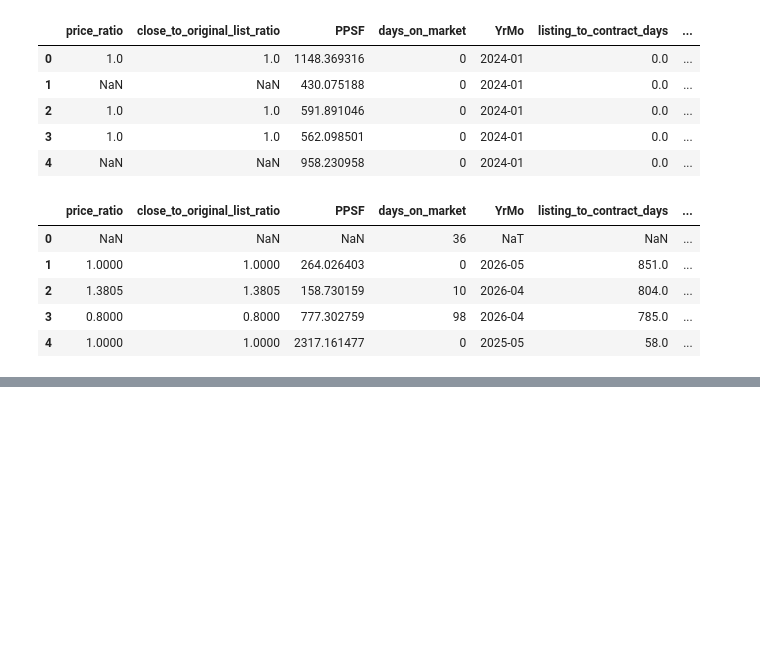
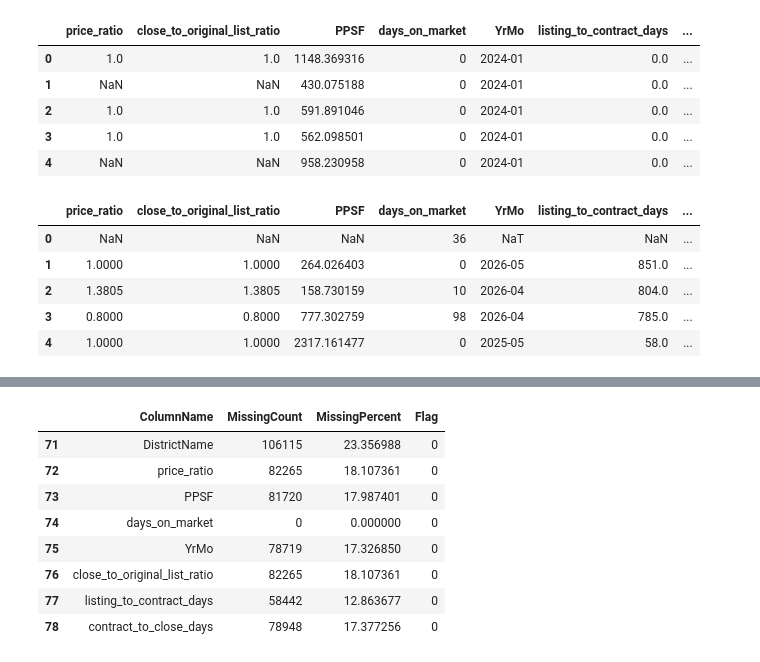
Before and after one commit to Michael-Anthony-Aguirre/IDX-Exchange-DA-Internship-2026, a Jupyter notebook: week6/5_metric_engineering.ipynb, the cells around one changed output, grey strips where cells are left out. Cells and saved outputs as stored; diff of their text form; code cells hidden in the pictures; blank space fills up the shorter version.

```diff
--- a/week6/5_metric_engineering.ipynb
+++ b/week6/5_metric_engineering.ipynb
@@ -217,0 +214,33 @@ df_listings.head()
+# %%
+# NOTE: the following code comes from "2_structuring-validation.ipynb" to verify the missing counts of the new fields.
+na_count = []
+na_percent = []
+na_flag = []
+
+for column in df_listings:
+    na_count_num = df_listings[column].isna().sum()
+    na_count.append(na_count_num)
+    na_percent_num = na_count_num / len(df_listings) * 100
+    na_percent.append(na_percent_num)
+    if na_percent_num > 90:
+        na_flag.append(1)
+    else:
+        na_flag.append(0)
+
+null_summary_listings = pd.DataFrame({"ColumnName": df_listings.columns,
+                     "MissingCount": na_count,
+                     "MissingPercent": na_percent,
+                     "Flag": na_flag})
+
+# "Flag" is a boolean that corresponds to whether MissingPercent is greater than 90.
+null_summary_listings.tail(8)
+# %% [output]
+|  | ColumnName | MissingCount | MissingPercent | Flag |
+| 71 | DistrictName | 106115 | 23.356988 | 0 |
+| 72 | price_ratio | 82265 | 18.107361 | 0 |
+| 73 | PPSF | 81720 | 17.987401 | 0 |
+| 74 | days_on_market | 0 | 0.000000 | 0 |
+| 75 | YrMo | 78719 | 17.326850 | 0 |
+| 76 | close_to_original_list_ratio | 82265 | 18.107361 | 0 |
+| 77 | listing_to_contract_days | 58442 | 12.863677 | 0 |
+| 78 | contract_to_close_days | 78948 | 17.377256 | 0 |
```
Also changed, not shown: parts of 12 cells of this notebook.
